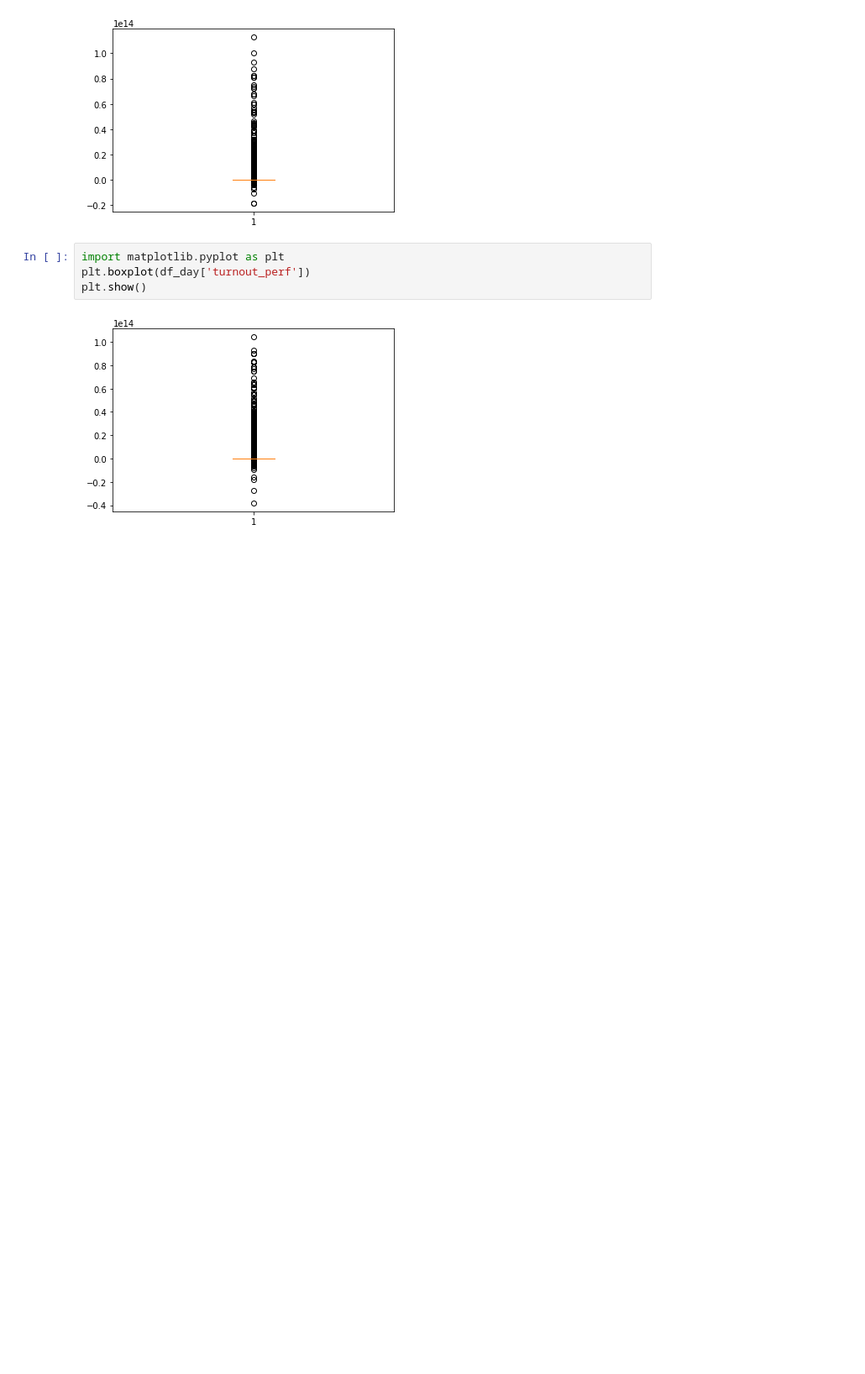
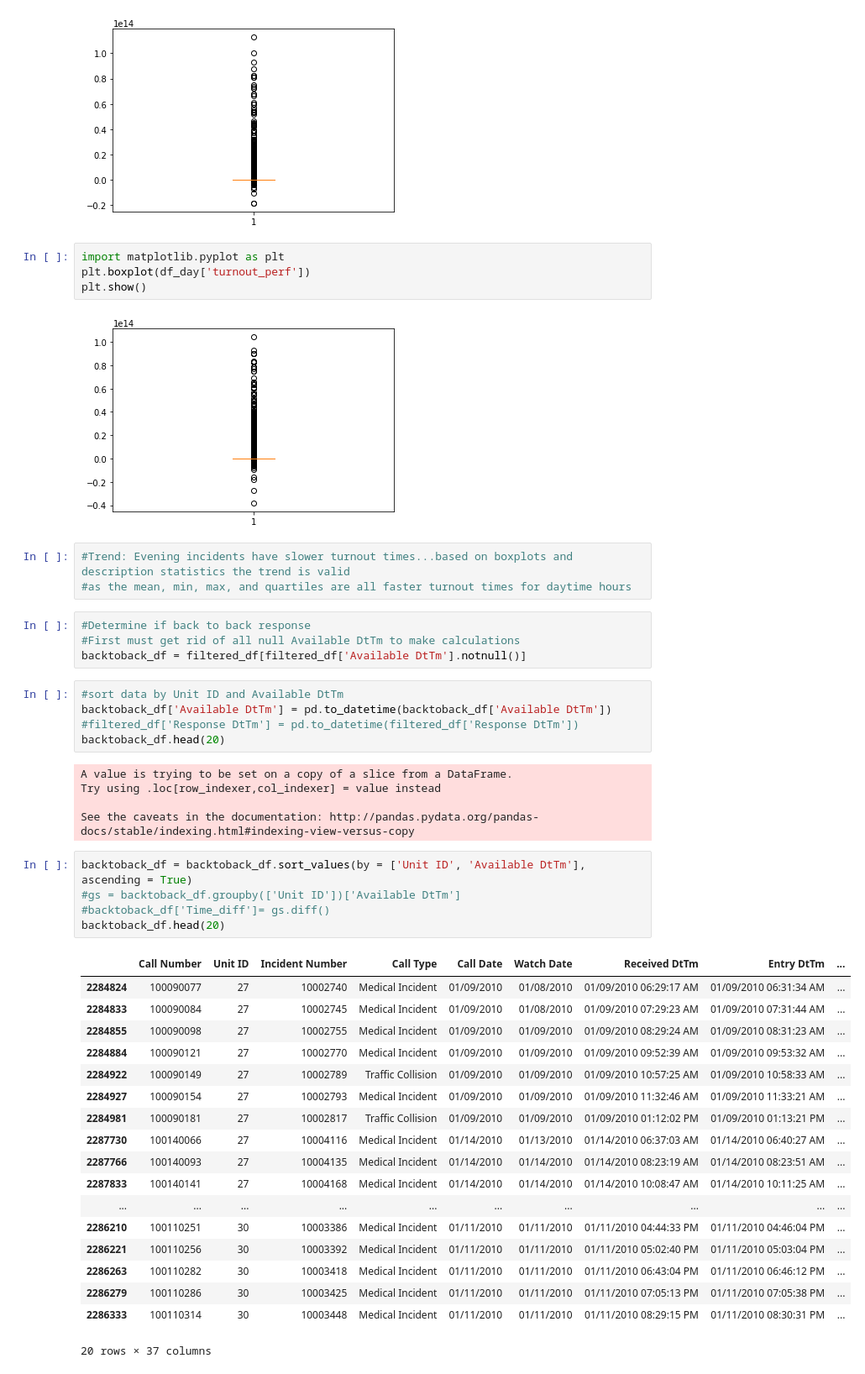
Before and after one commit to stefanifournier/FireDept, a Jupyter notebook: FireDeptAnalysis.ipynb, the cells around one changed output. Shown at 84% size. Drawn from its saved outputs; the diff is of its cells as text; blank space fills up the shorter version.

```diff
--- a/FireDeptAnalysis.ipynb
+++ b/FireDeptAnalysis.ipynb
@@ -231,3 +238,44 @@ plt.boxplot(df_day['turnout_perf'])
 plt.show()
 # %% [output]
 [figure]
+# %%
+#Trend: Evening incidents have slower turnout times...based on boxplots and description statistics the trend is valid
+#as the mean, min, max, and quartiles are all faster turnout times for daytime hours
+# %%
+#Determine if back to back response
+#First must get rid of all null Available DtTm to make calculations
+backtoback_df = filtered_df[filtered_df['Available DtTm'].notnull()]
+# %%
+#sort data by Unit ID and Available DtTm
+backtoback_df['Available DtTm'] = pd.to_datetime(backtoback_df['Available DtTm'])
+#filtered_df['Response DtTm'] = pd.to_datetime(filtered_df['Response DtTm'])
+backtoback_df.head(20)
+# %% [output]
+A value is trying to be set on a copy of a slice from a DataFrame.
+Try using .loc[row_indexer,col_indexer] = value instead
+
+See the caveats in the documentation: http://pandas.pydata.org/pandas-docs/stable/indexing.html#indexing-view-versus-copy
+# %%
+backtoback_df = backtoback_df.sort_values(by = ['Unit ID', 'Available DtTm'], ascending = True)
+#gs = backtoback_df.groupby(['Unit ID'])['Available DtTm']
+#backtoback_df['Time_diff']= gs.diff()
+backtoback_df.head(20)
+# %% [output]
+|  | Call Number | Unit ID | Incident Number | Call Type | Call Date | Watch Date | Received DtTm | Entry DtTm | ... |
+| 2284824 | 100090077 | 27 | 10002740 | Medical Incident | 01/09/2010 | 01/08/2010 | 01/09/2010 06:29:17 AM | 01/09/2010 06:31:34 AM | ... |
+| 2284833 | 100090084 | 27 | 10002745 | Medical Incident | 01/09/2010 | 01/08/2010 | 01/09/2010 07:29:23 AM | 01/09/2010 07:31:44 AM | ... |
+| 2284855 | 100090098 | 27 | 10002755 | Medical Incident | 01/09/2010 | 01/09/2010 | 01/09/2010 08:29:24 AM | 01/09/2010 08:31:23 AM | ... |
+| 2284884 | 100090121 | 27 | 10002770 | Medical Incident | 01/09/2010 | 01/09/2010 | 01/09/2010 09:52:39 AM | 01/09/2010 09:53:32 AM | ... |
+| 2284922 | 100090149 | 27 | 10002789 | Traffic Collision | 01/09/2010 | 01/09/2010 | 01/09/2010 10:57:25 AM | 01/09/2010 10:58:33 AM | ... |
+| 2284927 | 100090154 | 27 | 10002793 | Medical Incident | 01/09/2010 | 01/09/2010 | 01/09/2010 11:32:46 AM | 01/09/2010 11:33:21 AM | ... |
+| 2284981 | 100090181 | 27 | 10002817 | Traffic Collision | 01/09/2010 | 01/09/2010 | 01/09/2010 01:12:02 PM | 01/09/2010 01:13:21 PM | ... |
+| 2287730 | 100140066 | 27 | 10004116 | Medical Incident | 01/14/2010 | 01/13/2010 | 01/14/2010 06:37:03 AM | 01/14/2010 06:40:27 AM | ... |
+| 2287766 | 100140093 | 27 | 10004135 | Medical Incident | 01/14/2010 | 01/14/2010 | 01/14/2010 08:23:19 AM | 01/14/2010 08:23:51 AM | ... |
+| 2287833 | 100140141 | 27 | 10004168 | Medical Incident | 01/14/2010 | 01/14/2010 | 01/14/2010 10:08:47 AM | 01/14/2010 10:11:25 AM | ... |
+| ... | ... | ... | ... | ... | ... | ... | ... | ... | ... |
+| 2286210 | 100110251 | 30 | 10003386 | Medical Incident | 01/11/2010 | 01/11/2010 | 01/11/2010 04:44:33 PM | 01/11/2010 04:46:04 PM | ... |
+| 2286221 | 100110256 | 30 | 10003392 | Medical Incident | 01/11/2010 | 01/11/2010 | 01/11/2010 05:02:40 PM | 01/11/2010 05:03:04 PM | ... |
+| 2286263 | 100110282 | 30 | 10003418 | Medical Incident | 01/11/2010 | 01/11/2010 | 01/11/2010 06:43:04 PM | 01/11/2010 06:46:12 PM | ... |
+| 2286279 | 100110286 | 30 | 10003425 | Medical Incident | 01/11/2010 | 01/11/2010 | 01/11/2010 07:05:13 PM | 01/11/2010 07:05:38 PM | ... |
+| 2286333 | 100110314 | 30 | 10003448 | Medical Incident | 01/11/2010 | 01/11/2010 | 01/11/2010 08:29:15 PM | 01/11/2010 08:30:31 PM | ... |
+20 rows × 37 columns
```
Also changed, not shown: parts of 7 cells of this notebook.
